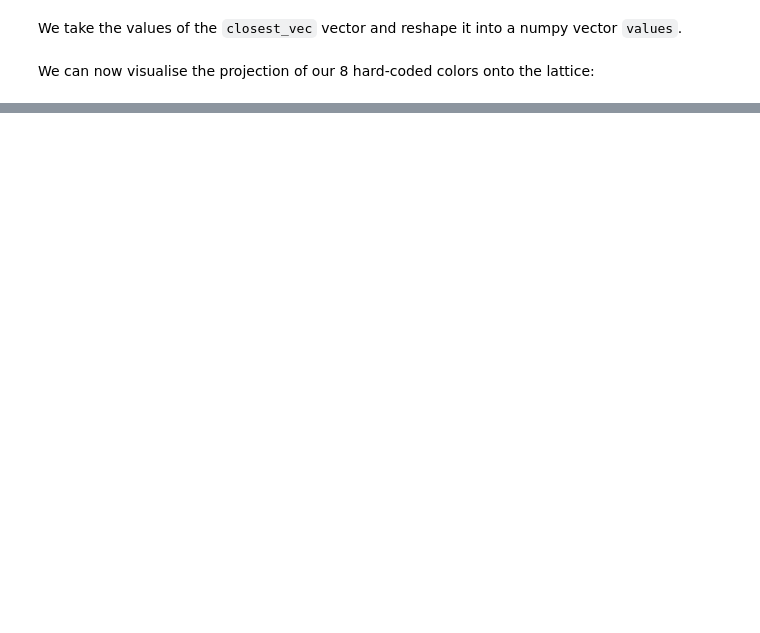
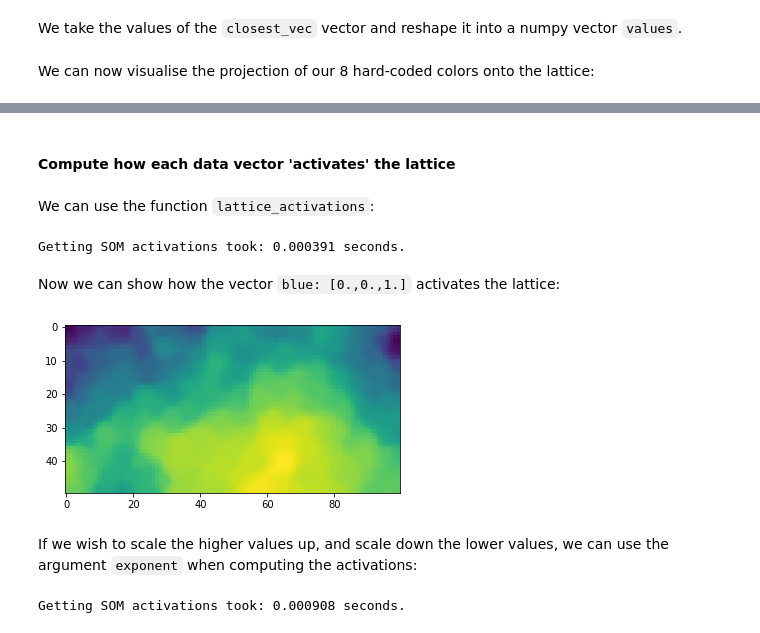
Before and after one commit to nmarincic/numbasom, a Jupyter notebook: index.ipynb, the cells around one changed output, grey strips where cells are left out. Drawn from its saved outputs; the diff is of its cells as text; code cells hidden in the pictures; blank space fills up the shorter version.

Commit message:
added lattice activation function

```diff
--- a/index.ipynb
+++ b/index.ipynb
@@ -166,0 +167,21 @@ plt.show()
+# %% [markdown]
+#### Compute how each data vector 'activates' the lattice
+# %% [markdown]
+We can use the function `lattice_activations`:
+# %%
+activations = lattice_activations(colors, lattice)
+# %% [output]
+Getting SOM activations took: 0.000391 seconds.
+# %% [markdown]
+Now we can show how the vector `blue: [0.,0.,1.]`  activates the lattice:
+# %%
+plt.imshow(activations[2])
+plt.show()
+# %% [output]
+[figure, added]
+# %% [markdown]
+If we wish to scale the higher values up, and scale down the lower values, we can use the argument `exponent` when computing the activations:
+# %%
+activations = lattice_activations(colors, lattice, exponent=8)
+# %% [output]
+Getting SOM activations took: 0.000908 seconds.
```
Also changed, not shown: parts of 13 cells of this notebook, 11 other files.
